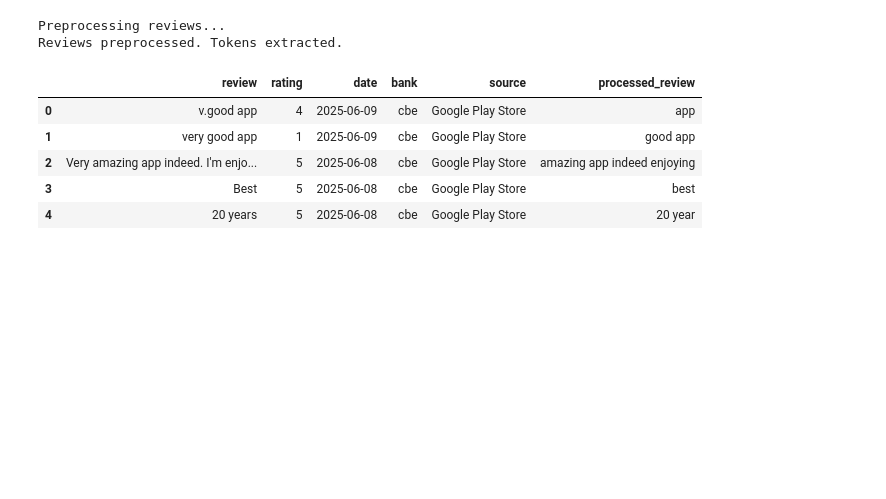
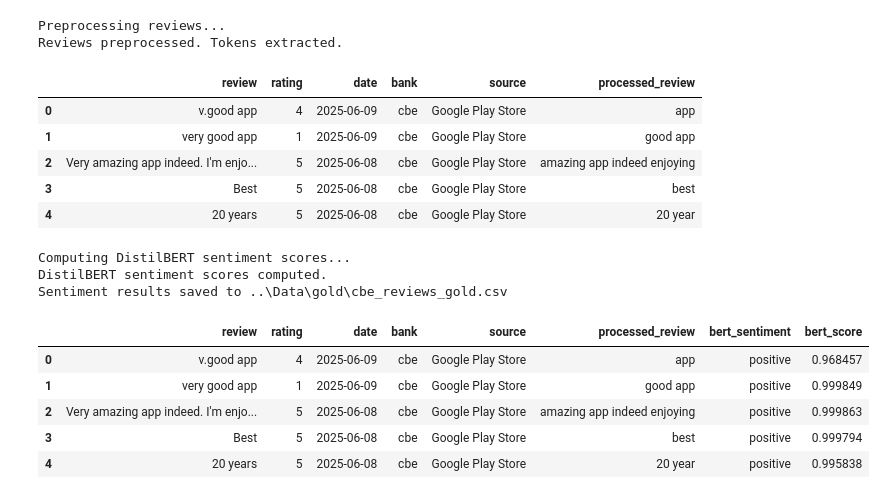
Before and after one commit to Melak12/week-2-Customer-Experience-Analytics-for-Fintech-Apps, a Jupyter notebook: notebooks/cbe_eda.ipynb, the cells around one changed output. Cells and saved outputs as stored; diff of their text form; code cells hidden in the pictures; blank space fills up the shorter version.

```diff
--- a/notebooks/cbe_eda.ipynb
+++ b/notebooks/cbe_eda.ipynb
@@ -52,6 +53,20 @@ Reviews preprocessed. Tokens extracted.
 | 2 | Very amazing app indeed. I'm enjo... | 5 | 2025-06-08 | cbe | Google Play Store | amazing app indeed enjoying |
 | 3 | Best | 5 | 2025-06-08 | cbe | Google Play Store | best |
 | 4 | 20 years | 5 | 2025-06-08 | cbe | Google Play Store | 20 year |
+# %%
+# Sentiment analysis using Bert
+analysis.compute_sentiment(method=SentimentMethod.BERT)
+review_data.head(5)
+# %% [output]
+Computing DistilBERT sentiment scores...
+DistilBERT sentiment scores computed.
+Sentiment results saved to ..\Data\gold\cbe_reviews_gold.csv
+|  | review | rating | date | bank | source | processed_review | bert_sentiment | bert_score |
+| 0 | v.good app | 4 | 2025-06-09 | cbe | Google Play Store | app | positive | 0.968457 |
+| 1 | very good app | 1 | 2025-06-09 | cbe | Google Play Store | good app | positive | 0.999849 |
+| 2 | Very amazing app indeed. I'm enjo... | 5 | 2025-06-08 | cbe | Google Play Store | amazing app indeed enjoying | positive | 0.999863 |
+| 3 | Best | 5 | 2025-06-08 | cbe | Google Play Store | best | positive | 0.999794 |
+| 4 | 20 years | 5 | 2025-06-08 | cbe | Google Play Store | 20 year | positive | 0.995838 |
 # %%
 # Sentiment analysis using VADER
 analysis.compute_sentiment(method=SentimentMethod.VADER)
```
Also changed, not shown: parts of 8 cells of this notebook, 2 other files.
